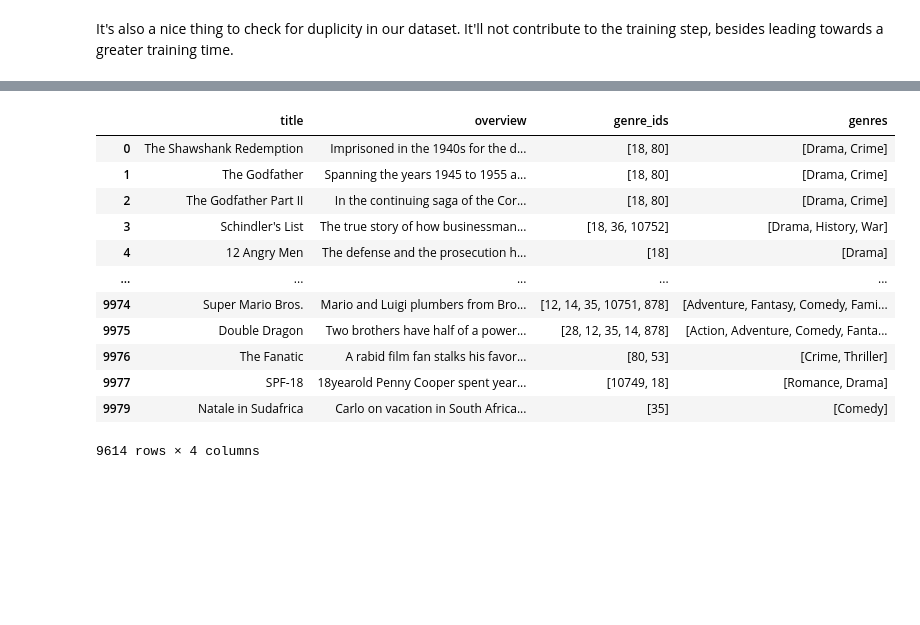
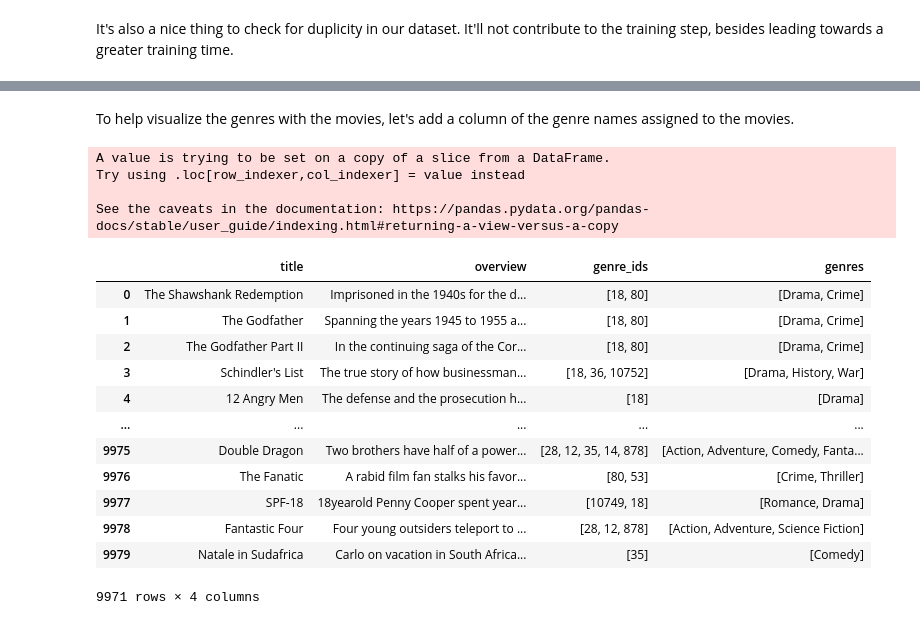
Before and after one commit to LucasPires2807/nlp-genre-classification, a Jupyter notebook: data_processing.ipynb, the cells around one changed output, grey strips where cells are left out. Drawn from its saved outputs; the diff is of its cells as text; code cells hidden in the pictures; blank space fills up the shorter version.

```diff
--- a/data_processing.ipynb
+++ b/data_processing.ipynb
@@ -12,0 +48,21 @@ df.head()
+# %%
+# Import libraries with standard conventions
+import pandas as pd
+import numpy as np
+import re
+from ast import literal_eval
+from itertools import chain
+from collections import Counter
+from pprint import pprint
+import plotly.express as px
+import plotly.graph_objects as go
+import spacy
+import nltk
+from nltk.corpus import stopwords
+from nltk.stem import WordNetLemmatizer
+from sklearn.feature_extraction.text import CountVectorizer, TfidfVectorizer
+
+
+# Loading the data
+df_movies = pd.read_csv('data/movies_overview.csv')
+df_genres = pd.read_csv('data/movies_genres.csv')
@@ -125,7 +189,7 @@ def remove_punctuation(text):
     return re.sub(r'[^\w\s]', '', text)
 
 
-df["overview"] = df["overview"].apply(remove_punctuation)
-df["overview"] = df["overview"].apply(remove_extra_spaces)
+df_movies["overview"] = df_movies["overview"].apply(remove_punctuation)
+df_movies["overview"] = df_movies["overview"].apply(remove_extra_spaces)
 # %% [markdown]
 The graph shows the distribution of overviews lentghs, there is a dense occurrence around 25 count of words, meaning that the texts are not long.
@@ -302,0 +284,4 @@ df_clean
+# %%
+#removing duplicates
+movies_clean = df_movies.drop_duplicates(subset=['overview'])
+movies_clean
@@ -303,27 +302,33 @@ df_clean
+# %% [markdown]
+To help visualize the genres with the movies, let's add a column of the genre names assigned to the movies.
 # %%
 import ast
 import re
 
 def parse_genre_ids_alternative(x):
     if pd.isnull(x):
         return []
     ids = re.findall(r'\d+', str(x))
     return [id_name_map[int(id)] for id in ids if int(id) in id_name_map]
 
-df_clean['genres'] = df_clean['genre_ids'].apply(parse_genre_ids_alternative)
+movies_clean['genres'] = movies_clean['genre_ids'].apply(parse_genre_ids_alternative)
 
-df_clean
+movies_clean
 # %% [output]
+A value is trying to be set on a copy of a slice from a DataFrame.
+Try using .loc[row_indexer,col_indexer] = value instead
+
+See the caveats in the documentation: https://pandas.pydata.org/pandas-docs/stable/user_guide/indexing.html#returning-a-view-versus-a-copy
 |  | title | overview | genre_ids | genres |
 | 0 | The Shawshank Redemption | Imprisoned in the 1940s for the d... | [18, 80] | [Drama, Crime] |
 | 1 | The Godfather | Spanning the years 1945 to 1955 a... | [18, 80] | [Drama, Crime] |
 | 2 | The Godfather Part II | In the continuing saga of the Cor... | [18, 80] | [Drama, Crime] |
 | 3 | Schindler's List | The true story of how businessman... | [18, 36, 10752] | [Drama, History, War] |
 | 4 | 12 Angry Men | The defense and the prosecution h... | [18] | [Drama] |
 | ... | ... | ... | ... | ... |
-| 9974 | Super Mario Bros. | Mario and Luigi plumbers from Bro... | [12, 14, 35, 10751, 878] | [Adventure, Fantasy, Comedy, Fami... |
 | 9975 | Double Dragon | Two brothers have half of a power... | [28, 12, 35, 14, 878] | [Action, Adventure, Comedy, Fanta... |
 | 9976 | The Fanatic | A rabid film fan stalks his favor... | [80, 53] | [Crime, Thriller] |
 | 9977 | SPF-18 | 18yearold Penny Cooper spent year... | [10749, 18] | [Romance, Drama] |
+| 9978 | Fantastic Four | Four young outsiders teleport to ... | [28, 12, 878] | [Action, Adventure, Science Fiction] |
 | 9979 | Natale in Sudafrica | Carlo on vacation in South Africa... | [35] | [Comedy] |
-9614 rows × 4 columns
+9971 rows × 4 columns
```
Also changed, not shown: parts of 42 cells of this notebook.
